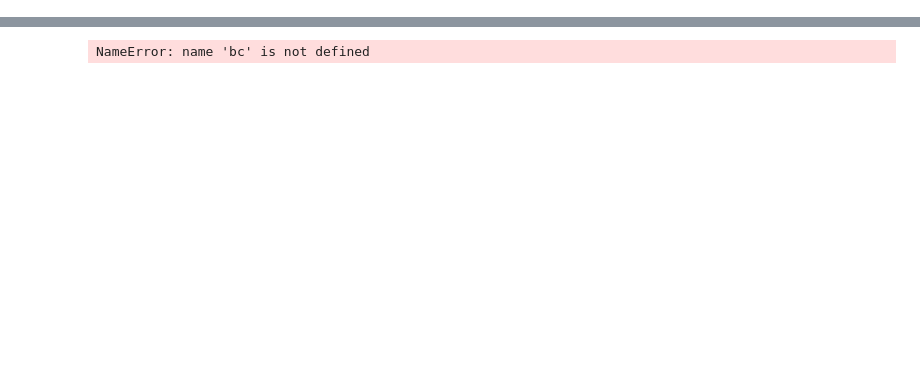
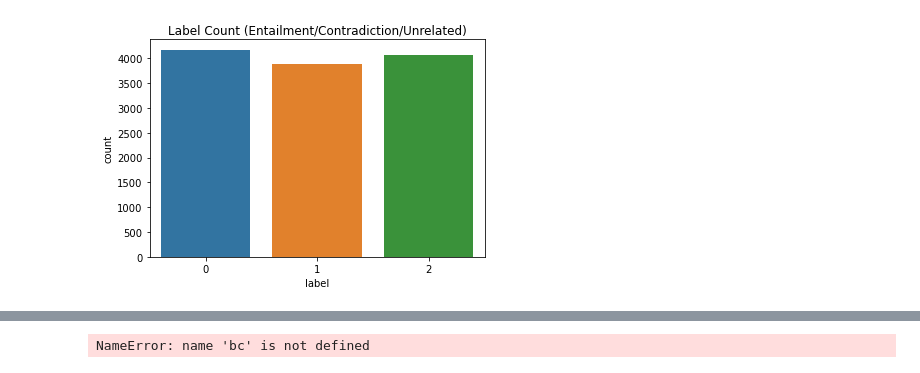
Before and after one commit to halujeff5/DearWatson, a Jupyter notebook: entailment.ipynb, the cells around one changed output, grey strips where cells are left out. Cells and saved outputs as stored; diff of their text form; code cells hidden in the pictures; blank space fills up the shorter version.

Commit message:
added chart

```diff
--- a/entailment.ipynb
+++ b/entailment.ipynb
@@ -13,2 +11,9 @@ train=english[['premise', 'hypothesis', 'label']]
+# %%
+#showing class breakdown (there is no class imbalance)
+sns.countplot(train.label)
+plt.title('Label Count (Entailment/Contradiction/Unrelated)')
+plt.savefig('DearWatson.png')
+# %% [output]
+[figure, added]
 # %%
 from bert_serving.client import BertClient
```
Also changed, not shown: parts of 17 cells of this notebook, 2 other files.
